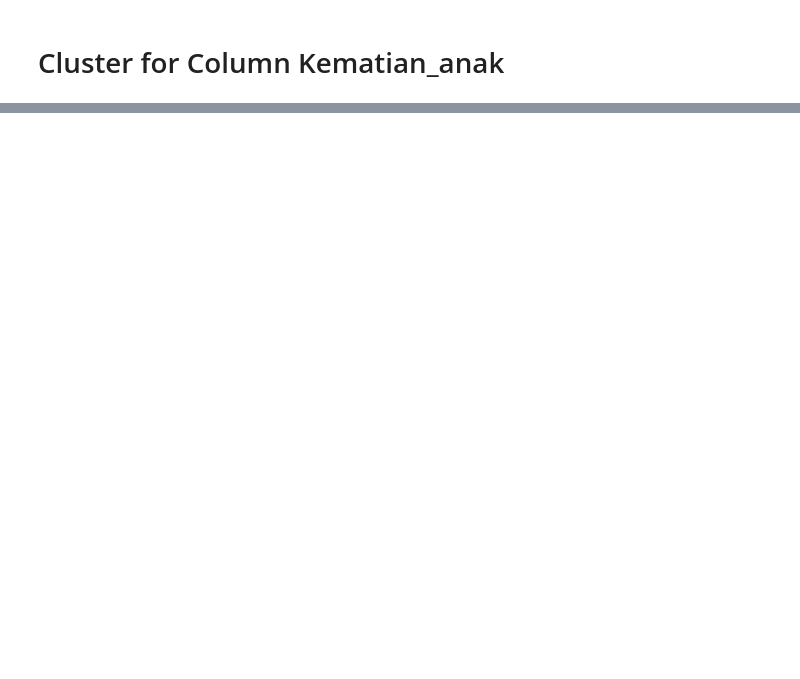
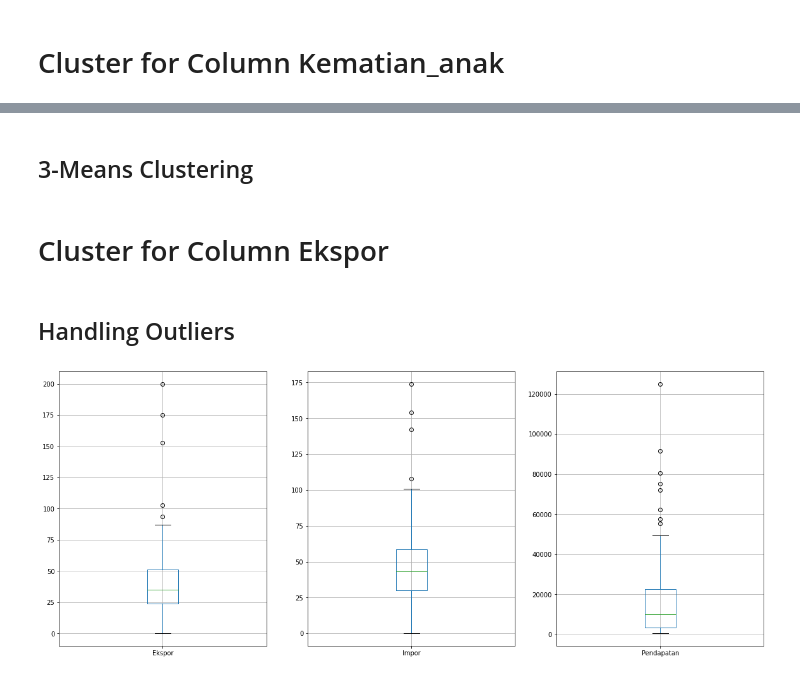
Before and after one commit to benidictusgalihmp/DS-SanberCode, a Jupyter notebook: Final Project/src/W04_F01.ipynb, the cells around one changed output, grey strips where cells are left out. Saved outputs shown, nothing was run; the diff lists cells and outputs as text; code cells hidden in the pictures; blank space fills up the shorter version.

```diff
--- a/Final Project/src/W04_F01.ipynb
+++ b/Final Project/src/W04_F01.ipynb
@@ -414,0 +327,2 @@ Analysis: From The Elbow Method above, the recommended cluster number is 2 (X-ax
+# %% [markdown]
+<h2>3-Means Clustering</h2>
@@ -414,0 +364,19 @@ Analysis: From The Elbow Method above, the recommended cluster number is 2 (X-ax
+# %% [markdown]
+<h1>Cluster for Column Ekspor</h1>
+# %% [markdown]
+<h2>Handling Outliers</h2>
+# %%
+# Data visualization before handling outliers
+
+# Create canvas with 1-D array axes
+fig, axes = plt.subplots(nrows=1, ncols=3, figsize=(20,8))
+
+# Visualize the data
+# initializing the axes index
+i = 0
+for col in dfekspor.columns:
+    if(col != 'Negara'):
+        dfekspor.boxplot(column=col, ax=axes[i])
+        i += 1
+# %% [output]
+[figure, added]
```
Also changed, not shown: parts of 60 cells of this notebook.
